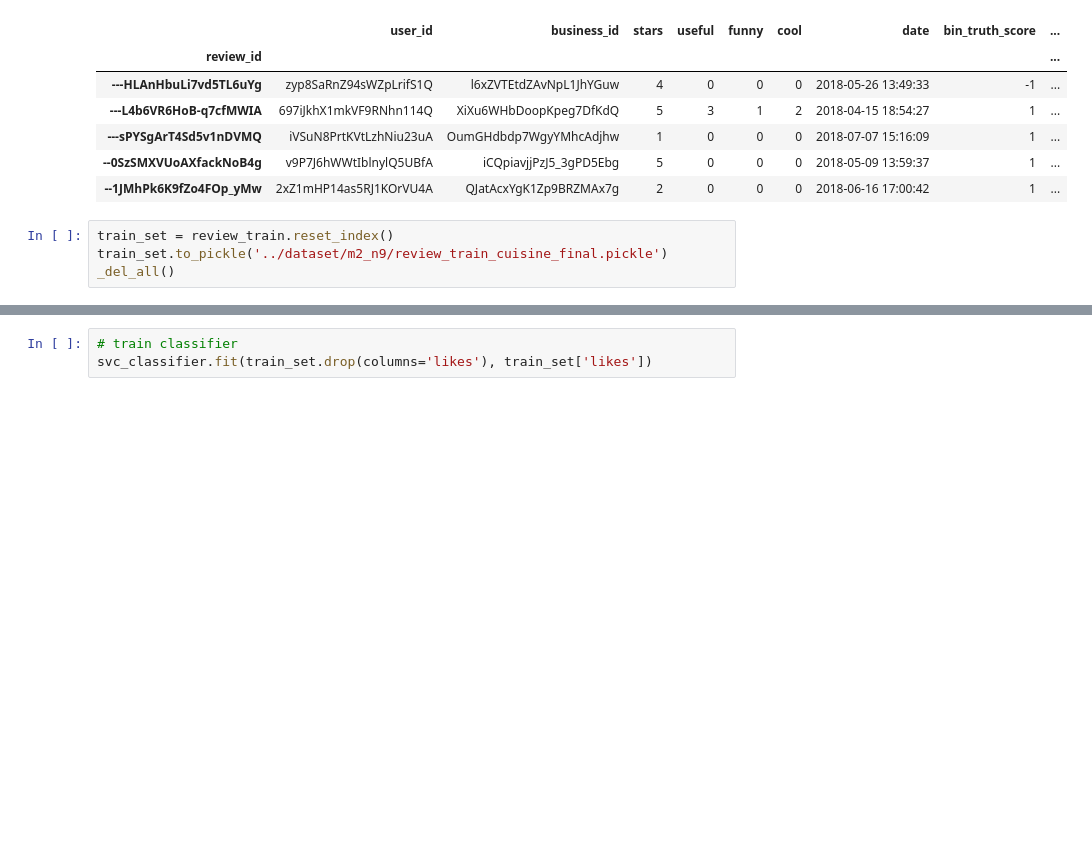
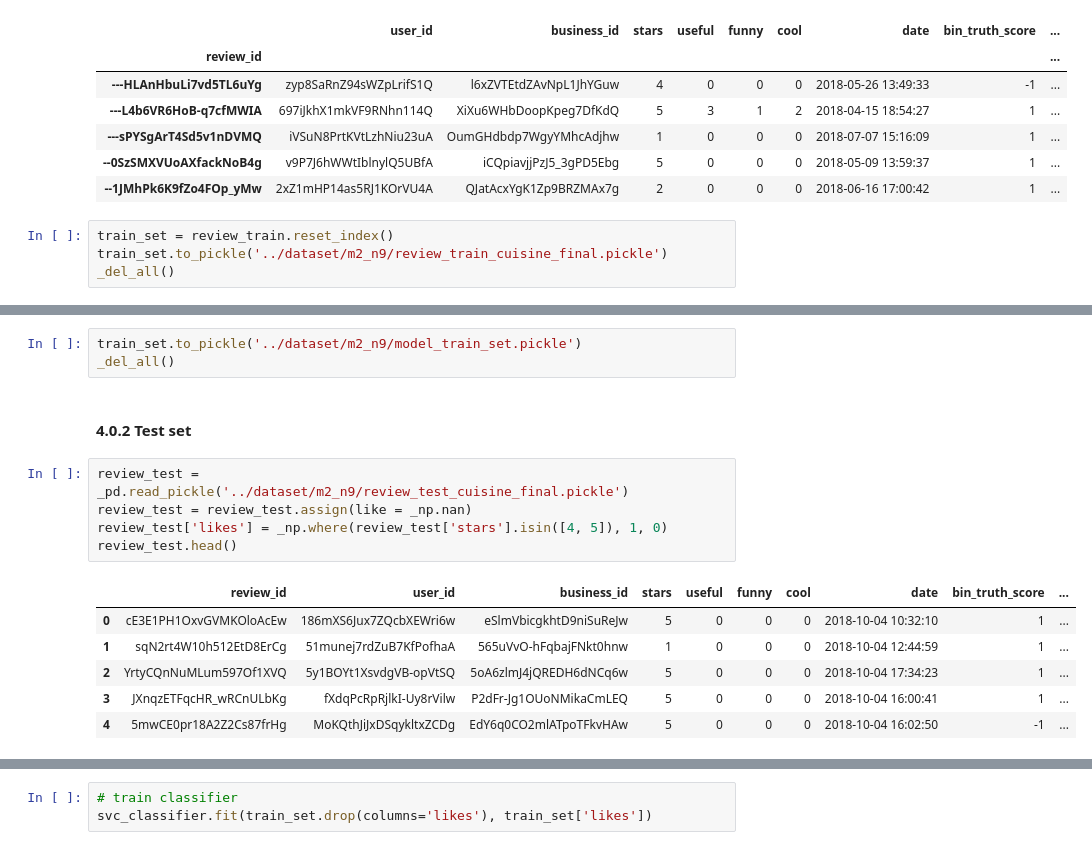
Before and after one commit to GioFic95/restaurant-recommendation-system, a Jupyter notebook: src/main_notebook-multiprocess.ipynb, the cells around one changed output, grey strips where cells are left out. Saved outputs shown, nothing was run; the diff lists cells and outputs as text; blank space fills up the shorter version.

```diff
--- a/src/main_notebook-multiprocess.ipynb
+++ b/src/main_notebook-multiprocess.ipynb
@@ -1089,0 +1180,17 @@ _del_all()
+# %%
+train_set.to_pickle('../dataset/m2_n9/model_train_set.pickle')
+_del_all()
+# %% [markdown]
+#### 4.0.2 Test set
+# %%
+review_test = _pd.read_pickle('../dataset/m2_n9/review_test_cuisine_final.pickle')
+review_test = review_test.assign(like = _np.nan)
+review_test['likes'] = _np.where(review_test['stars'].isin([4, 5]), 1, 0)
+review_test.head()
+# %% [output]
+|  | review_id | user_id | business_id | stars | useful | funny | cool | date | bin_truth_score | ... |
+| 0 | cE3E1PH1OxvGVMKOloAcEw | 186mXS6Jux7ZQcbXEWri6w | eSlmVbicgkhtD9niSuReJw | 5 | 0 | 0 | 0 | 2018-10-04 10:32:10 | 1 | ... |
+| 1 | sqN2rt4W10h512EtD8ErCg | 51munej7rdZuB7KfPofhaA | 565uVvO-hFqbajFNkt0hnw | 1 | 0 | 0 | 0 | 2018-10-04 12:44:59 | 1 | ... |
+| 2 | YrtyCQnNuMLum597Of1XVQ | 5y1BOYt1XsvdgVB-opVtSQ | 5oA6zlmJ4jQREDH6dNCq6w | 5 | 0 | 0 | 0 | 2018-10-04 17:34:23 | 1 | ... |
+| 3 | JXnqzETFqcHR_wRCnULbKg | fXdqPcRpRjlkI-Uy8rVilw | P2dFr-Jg1OUoNMikaCmLEQ | 5 | 0 | 0 | 0 | 2018-10-04 16:00:41 | 1 | ... |
+| 4 | 5mwCE0pr18A2Z2Cs87frHg | MoKQthJiJxDSqykltxZCDg | EdY6q0CO2mlATpoTFkvHAw | 5 | 0 | 0 | 0 | 2018-10-04 16:02:50 | -1 | ... |
```
Also changed, not shown: parts of 23 cells of this notebook.
